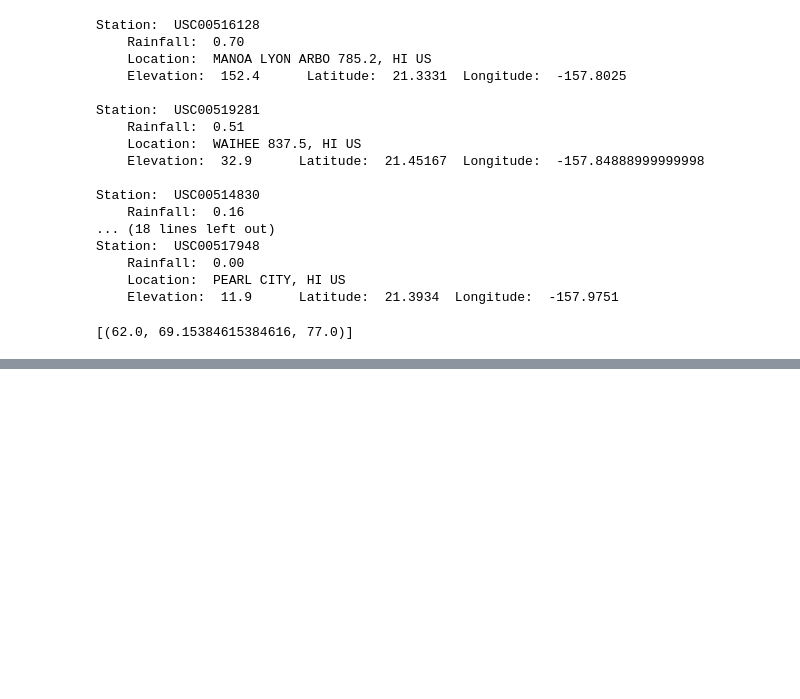
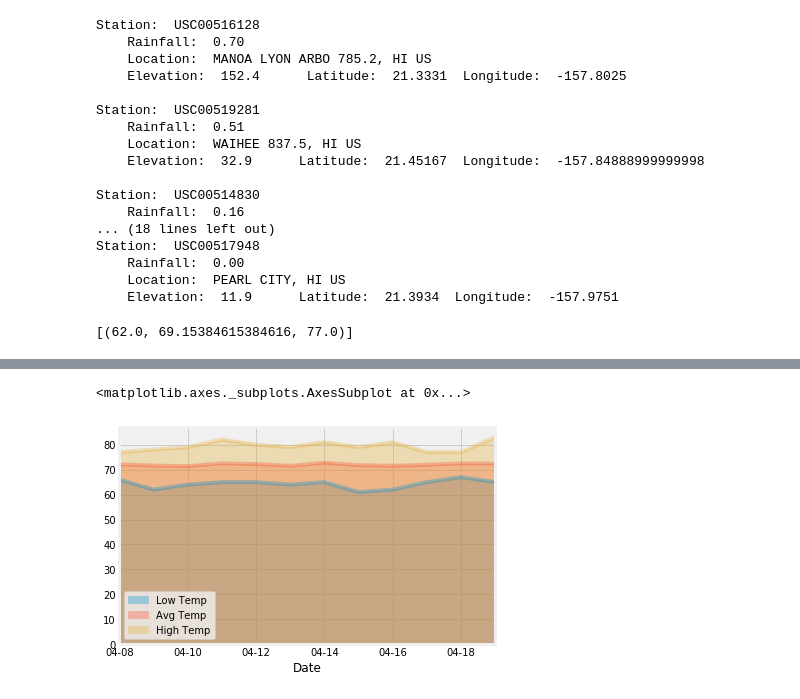
Before and after one commit to RubenZV/sqlalchemy-challenge, a Jupyter notebook: climate_starter.ipynb, the cells around one changed output, grey strips where cells are left out. Drawn from its saved outputs; the diff is of its cells as text; code cells hidden in the pictures; blank space fills up the shorter version.

```diff
--- a/climate_starter.ipynb
+++ b/climate_starter.ipynb
@@ -327,22 +327,21 @@ daily_normals("01-01")
 # %%
 # calculate the daily normals for your trip
 # push each tuple of calculations into a list called `normals`
-trip_dates = ["01-04", "01-05", "01-06", "01-07", "01-08", "01-09", "01-10", "01-11", "01-12", "01-13", "01-14",
-             "01-15", "01-16", "01-17", "01-18"]
+#set the start and end date for the trip
+startDate = "2019-04-08"
+endDate = "2019-04-19"
 # Set the start and end date of the trip
 # Use the start and end date to create a range of dates
+startNum = int(startDate[-2:])
+endNum = int(endDate[-2:])
+tripLength = endNum - startNum + 1
 # Stip off the year and save a list of %m-%d strings
+startDate = dt.datetime.strptime(startDate, '%Y-%m-%d')
+
 # Loop through the list of %m-%d strings and calculate the normals for each date
-daily_norms = []
+dateList = [dt.datetime.strftime(startDate + dt.timedelta(days = x), '%m-%d')
+            for x in range(0, tripLength)]
+tripNormals = [daily_normals(date) for date in dateList]
 
-for trip_date in trip_dates:
-    day = {}
-    day['Date'] = f"2019-{trip_date}"
-    daily_norm = daily_normals(trip_date)
-    day['Min'] = daily_norm[0][0]
-    day['Avg'] = daily_norm[0][1]
-    day['Max'] = daily_norm[0][2]
-    daily_norms.append(day)
-
-daily_norms
+tripNormals
 # %% [output]
@@ -350,2 +360,12 @@ TypeError: daily_normals() missing 1 required positional argument: 'end'
 # %%
 # Load the previous query results into a Pandas DataFrame and add the `trip_dates` range as the `date` index
+tripNormals = [np.array(normal[0]) for normal in tripNormals]
+
+normalsTable = pd.DataFrame(tripNormals)
+
+normalsTable["Date"] = dateList
+
+normalsTable = normalsTable.set_index("Date")
+normalsTable = normalsTable.rename(columns={0: "Low Temp", 1: "Avg Temp", 2: "High Temp"})
+
+normalsTable
@@ -352,2 +387,8 @@ TypeError: daily_normals() missing 1 required positional argument: 'end'
 # %%
 # Plot the daily normals as an area plot with `stacked=False`
+
+
+normalsTable.plot.area(stacked=False, alpha=.333)
+# %% [output]
+<matplotlib.axes._subplots.AxesSubplot at 0x...>
+[figure, added]
```
Also changed, not shown: parts of 2 cells of this notebook, 1 other file.
